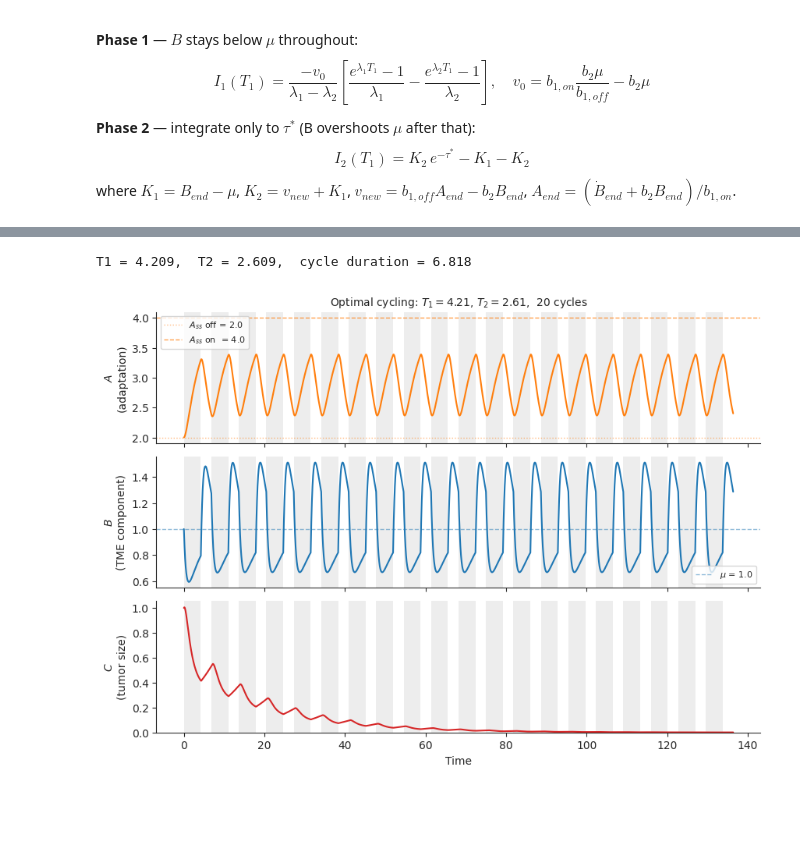
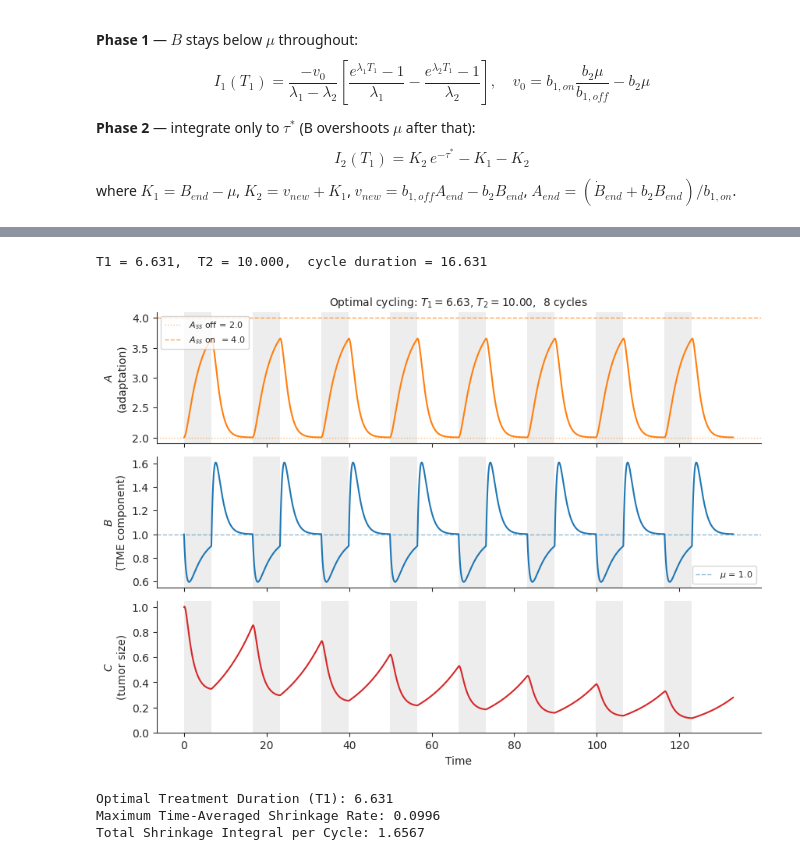
Before and after one commit to Liamir/autodiff-control, a Jupyter notebook: notebooks/abc_model.ipynb, the cells around one changed output, grey strips where cells are left out. Drawn from its saved outputs; the diff is of its cells as text; code cells hidden in the pictures; blank space fills up the shorter version.

Commit message:
continued analytic derivation of optimal T1

```diff
--- a/notebooks/abc_model.ipynb
+++ b/notebooks/abc_model.ipynb
@@ -55,7 +55,7 @@ b1 = 1.0   # A → B activation (halved by treatment)
 b2 = 2.0
 
 # C parameters
-c1 = 0.1   # tumor growth rate
+c1 = 0.09   # tumor growth rate
 c2 = 1.0   # tumor removal rate (active when B < mu)
 
 # Off-treatment steady states (B=mu by integral feedback)
@@ -428,7 +536,9 @@ plt.show()
 # Multi-cycle simulation using jointly optimal T1 and T2
 # ======================================================================
 
-n_cycles = 20
+n_cycles = 8
+T1_opt = 6.631
+T2_opt = 10.0
 
 print(f"T1 = {T1_opt:.3f},  T2 = {T2_opt:.3f},  cycle duration = {T1_opt + T2_opt:.3f}")
 
@@ -461,32 +571,74 @@ for i in range(n_cycles):
     for ax in axes:
         ax.axvspan(t_start, t_start + T1_opt, color='lightgray', alpha=0.4, lw=0, zorder=0)
 
 for ax in axes:
     clean_ax(ax)
 
 axes[0].plot(t_cyc, A_cyc, color='C1', lw=1.5)
 axes[0].axhline(A_ss,    color='C1', ls=':',  lw=1.0, alpha=0.5, label=f'$A_{{ss}}$ off = {A_ss:.1f}')
 axes[0].axhline(A_ss_on, color='C1', ls='--', lw=1.0, alpha=0.7, label=f'$A_{{ss}}$ on  = {A_ss_on:.1f}')
 axes[0].set_ylabel('$A$\n(adaptation)')
 axes[0].legend(fontsize=8, loc='upper left')
 
 axes[1].plot(t_cyc, B_cyc, color='C0', lw=1.5)
 axes[1].axhline(mu, color='C0', ls='--', lw=1.0, alpha=0.5, label=f'$\\mu$ = {mu:.1f}')
 axes[1].set_ylabel('$B$\n(TME component)')
 axes[1].legend(fontsize=8, loc='lower right')
 
 axes[2].plot(t_cyc, C_cyc, color='C3', lw=1.5)
 axes[2].set_ylabel('$C$\n(tumor size)')
 axes[2].set_xlabel('Time')
 axes[2].set_ylim(bottom=0)
 
 axes[0].set_title(
     f'Optimal cycling: $T_1={T1_opt:.2f}$, $T_2={T2_opt:.2f}$,  {n_cycles} cycles',
     fontsize=10)
 
 plt.tight_layout()
 fig.savefig('abc_model_optimal_cycling.pdf', bbox_inches='tight')
 plt.show()
 # %% [output]
-T1 = 4.209,  T2 = 2.609,  cycle duration = 6.818
+T1 = 6.631,  T2 = 10.000,  cycle duration = 16.631
-[figure, old version]
+[figure, new version]
+# %%
+import numpy as np
+from scipy.optimize import minimize_scalar
+
+# Define the constants
+T2 = 10.0
+lambda_1 = -1 + np.sqrt(2)/2
+lambda_2 = -1 - np.sqrt(2)/2
+
+def calculate_shrinkage_rate(T1):
+    # 1. Calculate states at T1
+    e_lam1_T1 = np.exp(lambda_1 * T1)
+    e_lam2_T1 = np.exp(lambda_2 * T1)
+
+    B1 = 1 - (1/np.sqrt(2)) * e_lam1_T1 + (1/np.sqrt(2)) * e_lam2_T1
+    A1 = 4 - (np.sqrt(2) + 1) * e_lam1_T1 + (np.sqrt(2) - 1) * e_lam2_T1
+
+    # 2. Prevent division by zero if T1 is exactly 0
+    denominator = A1 - B1 - 1
+    if denominator <= 0:
+        return 0.0
+
+    # 3. Calculate total integral using our analytical shortcut
+    I_total = denominator * np.exp((B1 - 1) / denominator)
+
+    # 4. Return the time-averaged rate (negative for minimization)
+    rate = I_total / (T1 + T2)
+    return -rate
+
+# Optimize over a reasonable clinical window (e.g., 0.1 to 15 time units)
+result = minimize_scalar(calculate_shrinkage_rate, bounds=(0.1, 15.0), method='bounded')
+
+optimal_T1 = result.x
+max_rate = -result.fun
+
+print(f"Optimal Treatment Duration (T1): {optimal_T1:.3f}")
+print(f"Maximum Time-Averaged Shrinkage Rate: {max_rate:.4f}")
+print(f"Total Shrinkage Integral per Cycle: {max_rate * (optimal_T1 + T2):.4f}")
+# %% [output]
+Optimal Treatment Duration (T1): 6.631
+Maximum Time-Averaged Shrinkage Rate: 0.0996
+Total Shrinkage Integral per Cycle: 1.6567
```
Also changed, not shown: parts of 5 cells of this notebook, 3 other files.
